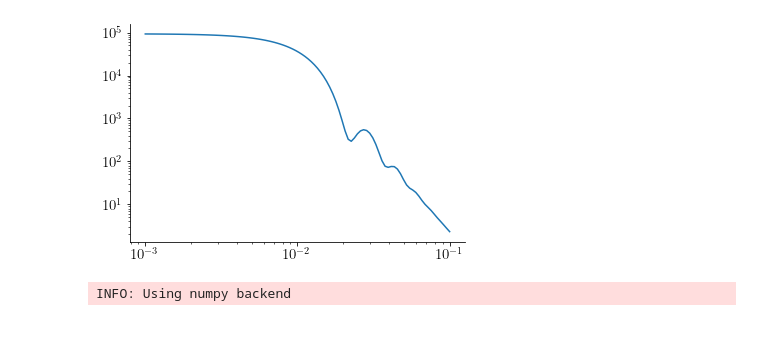
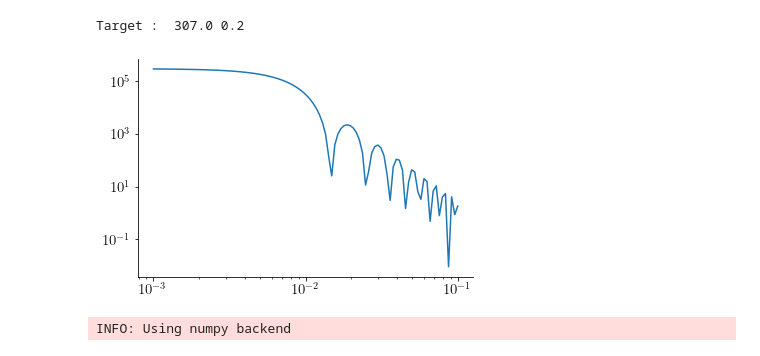
Before and after one commit to pozzo-research-group/HEAD, a Jupyter notebook: notebooks/16- SAXS learning hierarchies through BO.ipynb, the cells around one changed output. Cells and saved outputs as stored; diff of their text form; code cells hidden in the pictures.

```diff
--- a/notebooks/16- SAXS learning hierarchies through BO.ipynb
+++ b/notebooks/16- SAXS learning hierarchies through BO.ipynb
@@ -49,31 +45,42 @@ VERBOSE = True
-# %%
-from sasmodels.core import load_model
-from sasmodels.direct_model import call_kernel
-
-model = load_model('sphere')
-q = np.logspace(-3, -1, N_SAMPLES)
-kernel = model.make_kernel([q])
-
-def get_saxs(radius, pd):
-    pars = {'radius': radius, "radius_pd": pd, "radius_pd_n": 100}
-    Iq = call_kernel(kernel, pars)
-    return Iq
-
-fig, ax = plt.subplots()
-Iqt = get_saxs(*TARGET)
-ax.loglog(q, Iqt)
-plt.show()
-
-# set the functions to be log-log
-yt = np.log10(Iqt)
-xt = np.asarray(TARGET).reshape(1,2)
-# %% [output]
-[figure, old version]
 # %%
 # define search space
-param_r = [50,500]
-param_pd = [1e-2,1]
-bounds = torch.tensor((param_r, param_pd)).T.to(**tkwargs)
+r_actual = [10,1000]
+r_mu = [-5,5]
+r_sigma = [1e-2,4]
+bounds = torch.tensor((r_mu, r_sigma)).T.to(**tkwargs)
+r2mu = lambda r : min(r_mu) + ((max(r_mu)-min(r_mu))/(max(r_actual)-min(r_actual)))*(r-min(r_actual))
+mu2r = lambda mu : min(r_actual) + ((max(r_actual)-min(r_actual))/(max(r_mu)-min(r_mu)))*(mu-min(r_mu))
+# %%
+TARGET = [-2,0.2]
+print('Target : ', mu2r(TARGET[0]), TARGET[1])
+expt = {}
+EXPT_ID = 0
+VERBOSE = False
+# %% [output]
+Target :  307.0 0.2
+# %%
+from sasmodels.core import load_model
+from sasmodels.direct_model import call_kernel
+
+model = load_model('sphere')
+q = np.logspace(-3, -1, N_SAMPLES)
+kernel = model.make_kernel([q])
+
+def get_saxs(mu, sigma):
+    pars = {'radius': mu2r(mu), "radius_pd": sigma/mu2r(mu), "radius_pd_n": 100}
+    Iq = call_kernel(kernel, pars)
+    return Iq
+
+fig, ax = plt.subplots()
+Iqt = get_saxs(*TARGET)
+ax.loglog(q, Iqt)
+plt.show()
+
+# set the functions to be log-log
+yt = np.log10(Iqt)
+xt = np.asarray(TARGET).reshape(1,2)
+# %% [output]
+[figure, new version]
 # %%
 from geomstats.geometry.poincare_half_space import PoincareHalfSpace
 from geomstats.geometry.euclidean import Euclidean
```
Also changed, not shown: parts of 9 cells of this notebook, 6 other files.
